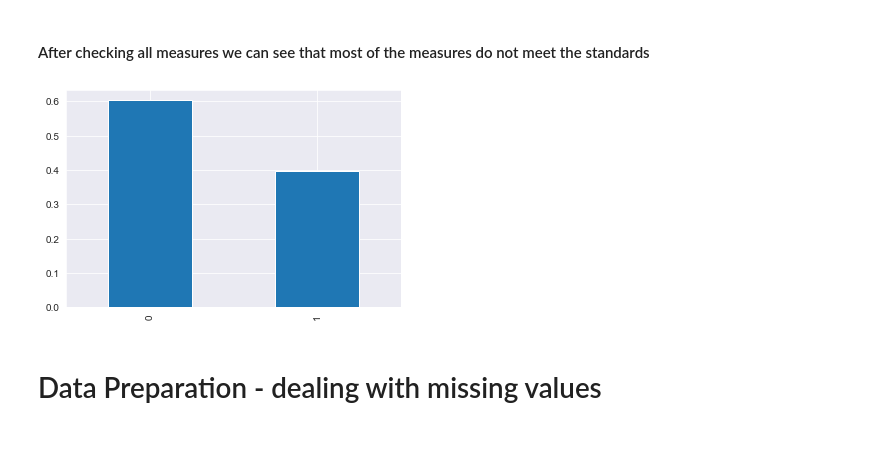
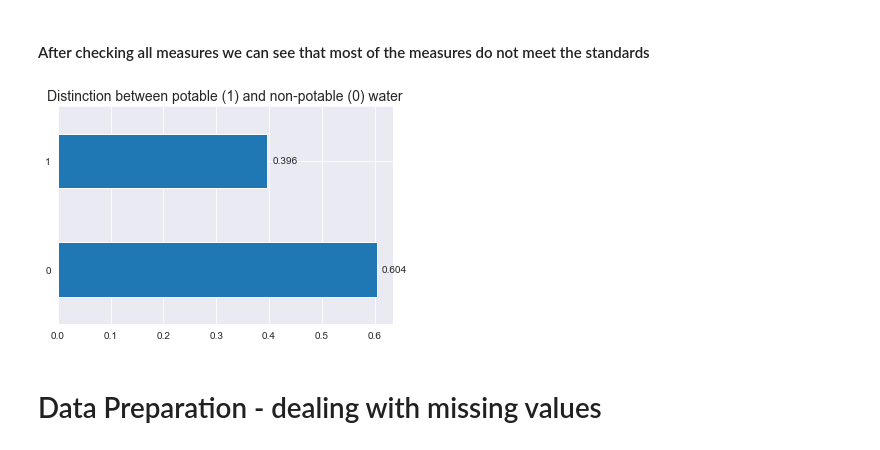
Before and after one commit to AleksanderWernik/Water_potability, a Jupyter notebook: Woda.ipynb, the cells around one changed output. Saved outputs shown, nothing was run; the diff lists cells and outputs as text; code cells hidden in the pictures.

```diff
--- a/Woda.ipynb
+++ b/Woda.ipynb
@@ -63,6 +64,8 @@ plt.show()
 [figure]
 # %% [markdown]
 ## Visualisations of measures
+# %%
+sns.set_style(style='darkgrid')
 # %% [markdown]
 ### pH of water
 # %%
@@ -181,10 +184,18 @@ plt.show()
 # %% [markdown]
 #### After checking all measures we can see that most of the measures do not meet the standards
 # %%
-df['Potability'].value_counts(normalize=True).plot(kind='bar')
+# Create the bar chart with value counts
+ax = df['Potability'].value_counts(normalize=True).plot(kind='barh')
+plt.title('Distinction between potable (1) and non-potable (0) water', fontsize=14)
+
+# Add the values to the chart
+for i in ax.patches:
+    ax.text(i.get_width() + 0.01, i.get_y() + i.get_height()/2, str(round(i.get_width(), 3)), va='center')
+
+
 plt.show()
 # %% [output]
-[figure, old version]
+[figure, new version]
 # %% [markdown]
 # Data Preparation - dealing with missing values
 # %%
```
Also changed, not shown: parts of 47 cells of this notebook.
